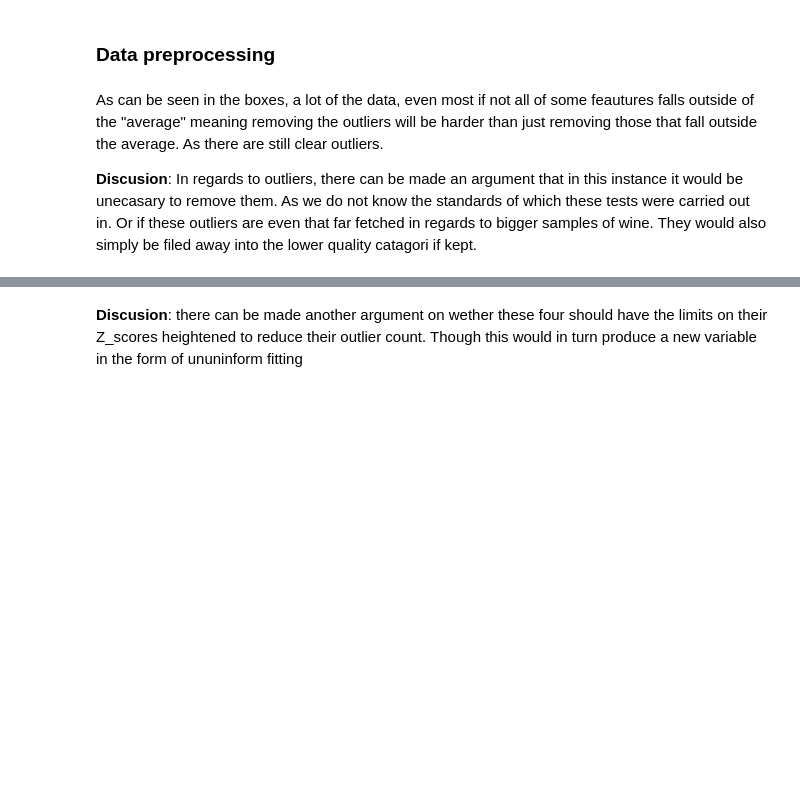
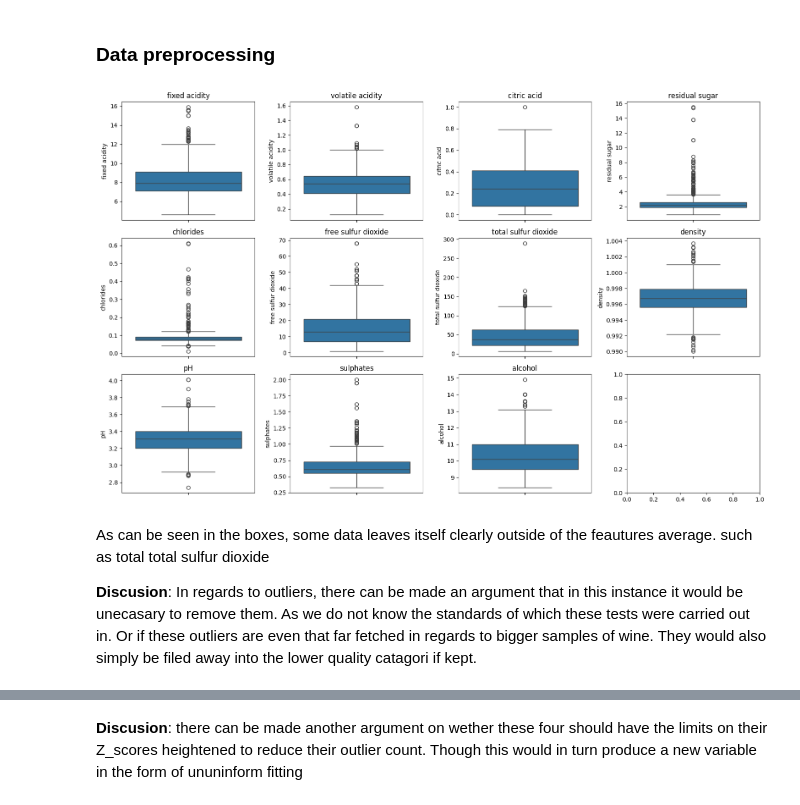
Before and after one commit to sondre04aasheim-spec/Deliverable_3_DAT200, a Jupyter notebook: CA3_template_group_30_V2.ipynb, the cells around one changed output, grey strips where cells are left out. Drawn from its saved outputs; the diff is of its cells as text; code cells hidden in the pictures; blank space fills up the shorter version.

```diff
--- a/CA3_template_group_30_V2.ipynb
+++ b/CA3_template_group_30_V2.ipynb
@@ -70,14 +93,20 @@ print(wine_test.isna().sum().sum())
 ### Data preprocessing
 # %%
 # Displaying the outliers by directly showing where different samples cluster together, and by extension the outliers
-plt.boxplot(wine_train)
-plt.xticks([1, 2, 3, 4, 5, 6, 7, 8, 9, 10, 11],
-           ["fixed_acidity", "volatile_acidity", "citric_acid", "residual_sugar", "chlorides",
-            "free_sulfur_dioxide", "total_sulfur_dioxide", "density", "pH", "sulphates", "alcohol"],
-            rotation=90)
+fig, axes = plt.subplots(3, 4, figsize=(16, 10))
+
+
+for ax, col in zip(axes.flat, features):
+    sns.boxplot(data=wine_train, y=col, ax=ax)
+    ax.set_title(col)
+
+
+plt.tight_layout()
 plt.show()
+# %% [output]
+[figure, added]
 # %% [markdown]
-As can be seen in the boxes, a lot of the data, even most if not all of some feautures falls outside of the "average" meaning removing the outliers will be harder than just removing those that fall outside the average. As there are still clear outliers.
+As can be seen in the boxes, some data leaves itself clearly outside of the feautures average. such as total total sulfur dioxide
 
 
 **Discusion**:
```
Also changed, not shown: parts of 17 cells of this notebook.
